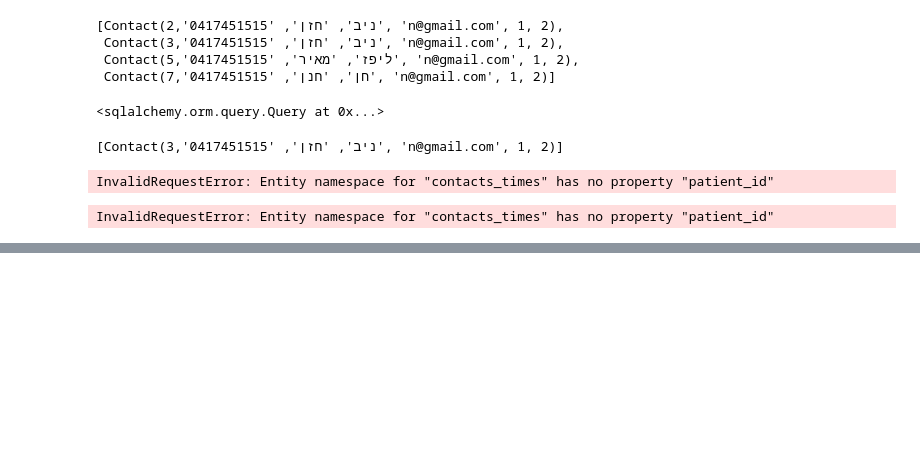
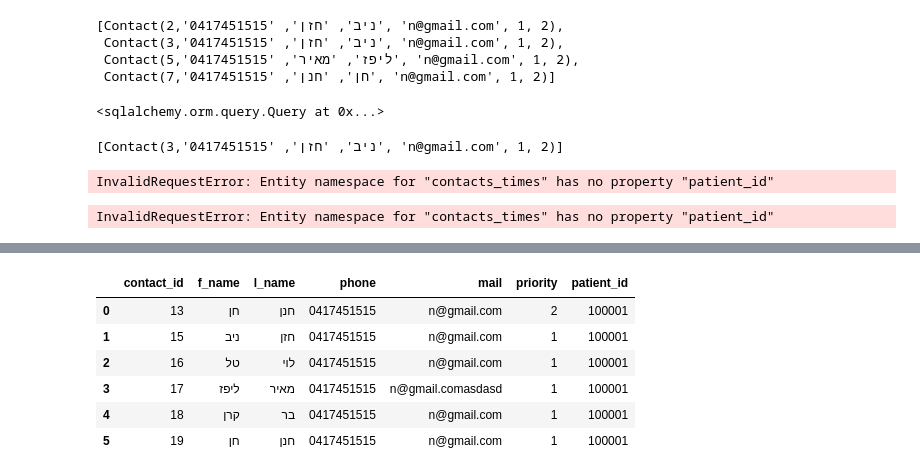
Before and after one commit to nivbadli1/temi_v3, a Jupyter notebook: apps/core/add_rows_to_db.ipynb, the cells around one changed output, grey strips where cells are left out. Saved outputs shown, nothing was run; the diff lists cells and outputs as text; code cells hidden in the pictures; blank space fills up the shorter version.

```diff
--- a/apps/add_rows_to_db.ipynb
+++ b/apps/core/add_rows_to_db.ipynb
@@ -263,3 +406,27 @@ InvalidRequestError: Entity namespace for "contacts_times" has no property "pati
 session.query(ContactsTime).filter_by(patient_id=4)
 # %% [output]
 InvalidRequestError: Entity namespace for "contacts_times" has no property "patient_id"
+# %%
+
+import pandas as pd
+from sqlalchemy.event import Events
+
+from apps.authentication.models import Users,Patient,Contact,ContactTime,Event,UserTime
+from apps import db
+from sqlalchemy import create_engine, text
+from sqlalchemy.orm import sessionmaker
+from datetime import datetime as dt
+e = 'mysql+pymysql://naya:NayaPass1!@35.226.141.122/temi_v3'
+engine = create_engine(e)
+
+
+# p = session.query(Patient).filter_by(patient_id=200001).first()
+
+Session = sessionmaker(bind=engine)
+session = Session()
+
+def get_df(cls):
+    # SQLAlCHEMY ORM QUERY TO FETCH ALL RECORDS
+    df = pd.read_sql_table(cls.__tablename__,con=engine,index_col=cls.__mapper__.primary_key[0].name
+    )
+    return df
@@ -265,0 +493,14 @@ InvalidRequestError: Entity namespace for "contacts_times" has no property "pati
+# %%
+df = pd.read_sql_table(Contact.__tablename__,con=engine)
+def get_all_nexe_events(cls,cls_att):
+    return df[cls.__mapper__.primary_key == cls_att]
+
+df[df.patient_id == 100001]
+# %% [output]
+|  | contact_id | f_name | l_name | phone | mail | priority | patient_id |
+| 0 | 13 | חן | חנן | 0417451515 | n@gmail.com | 2 | 100001 |
+| 1 | 15 | ניב | חזן | 0417451515 | n@gmail.com | 1 | 100001 |
+| 2 | 16 | טל | לוי | 0417451515 | n@gmail.com | 1 | 100001 |
+| 3 | 17 | ליפז | מאיר | 0417451515 | n@gmail.comasdasd | 1 | 100001 |
+| 4 | 18 | קרן | בר | 0417451515 | n@gmail.com | 1 | 100001 |
+| 5 | 19 | חן | חנן | 0417451515 | n@gmail.com | 1 | 100001 |
```
Also changed, not shown: parts of 20 cells of this notebook, 5 other files.
